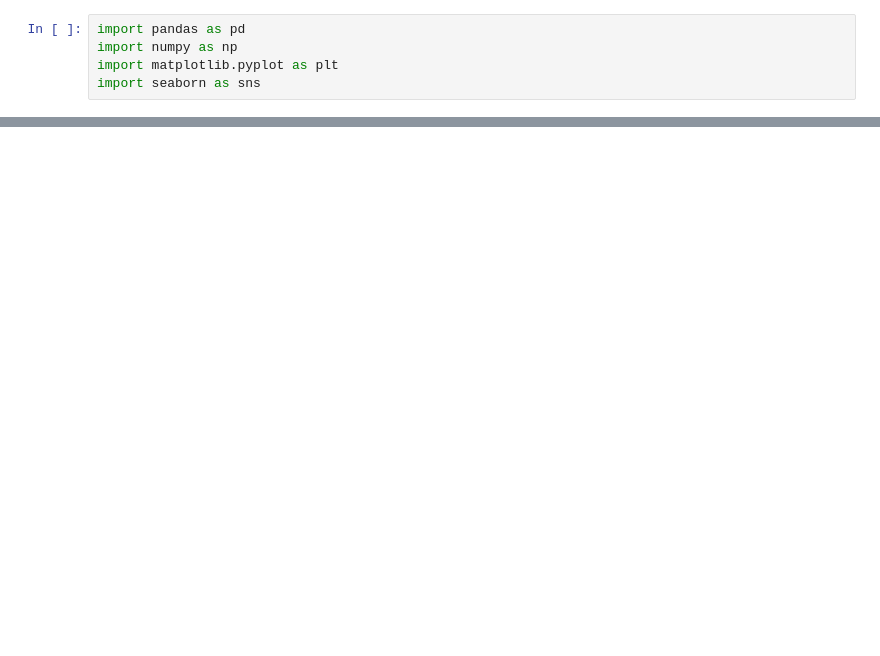
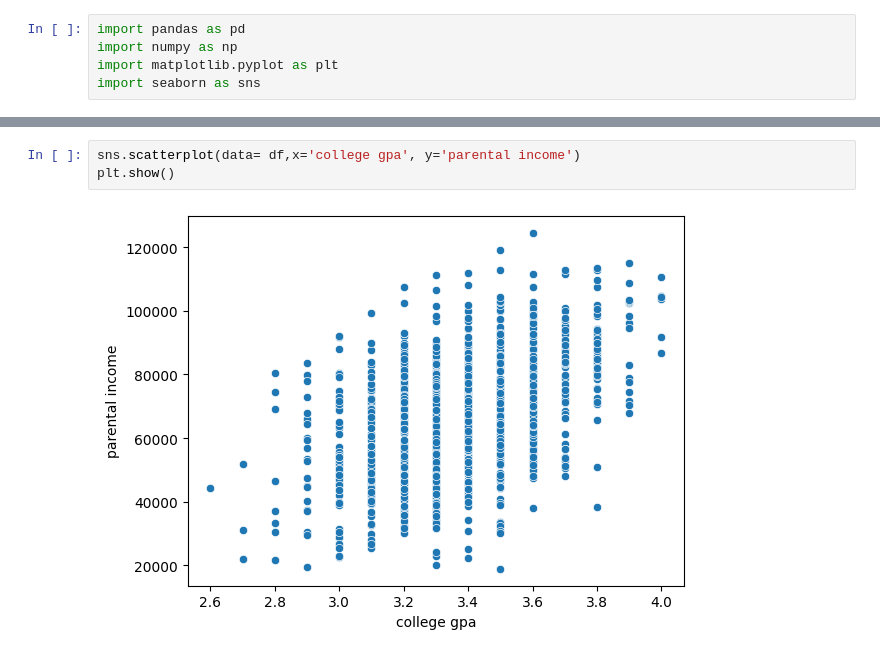
Before and after one commit to DurangoFon/Graduation_ratio_ML, a Jupyter notebook: 01_graduation_ratio_(variable_analysis).ipynb, the cells around one changed output, grey strips where cells are left out. Cells and saved outputs as stored; diff of their text form; blank space fills up the shorter version.

```diff
--- a/02_graduation_ratio(predictions).ipynb
+++ b/01_graduation_ratio_(variable_analysis).ipynb
@@ -75,0 +96,5 @@ prediction[0][0]/3.6
+# %%
+sns.scatterplot(data= df,x='college gpa', y='parental income')
+plt.show()
+# %% [output]
+[figure, added]
```
Also changed, not shown: parts of 25 cells of this notebook, 3 other files.
